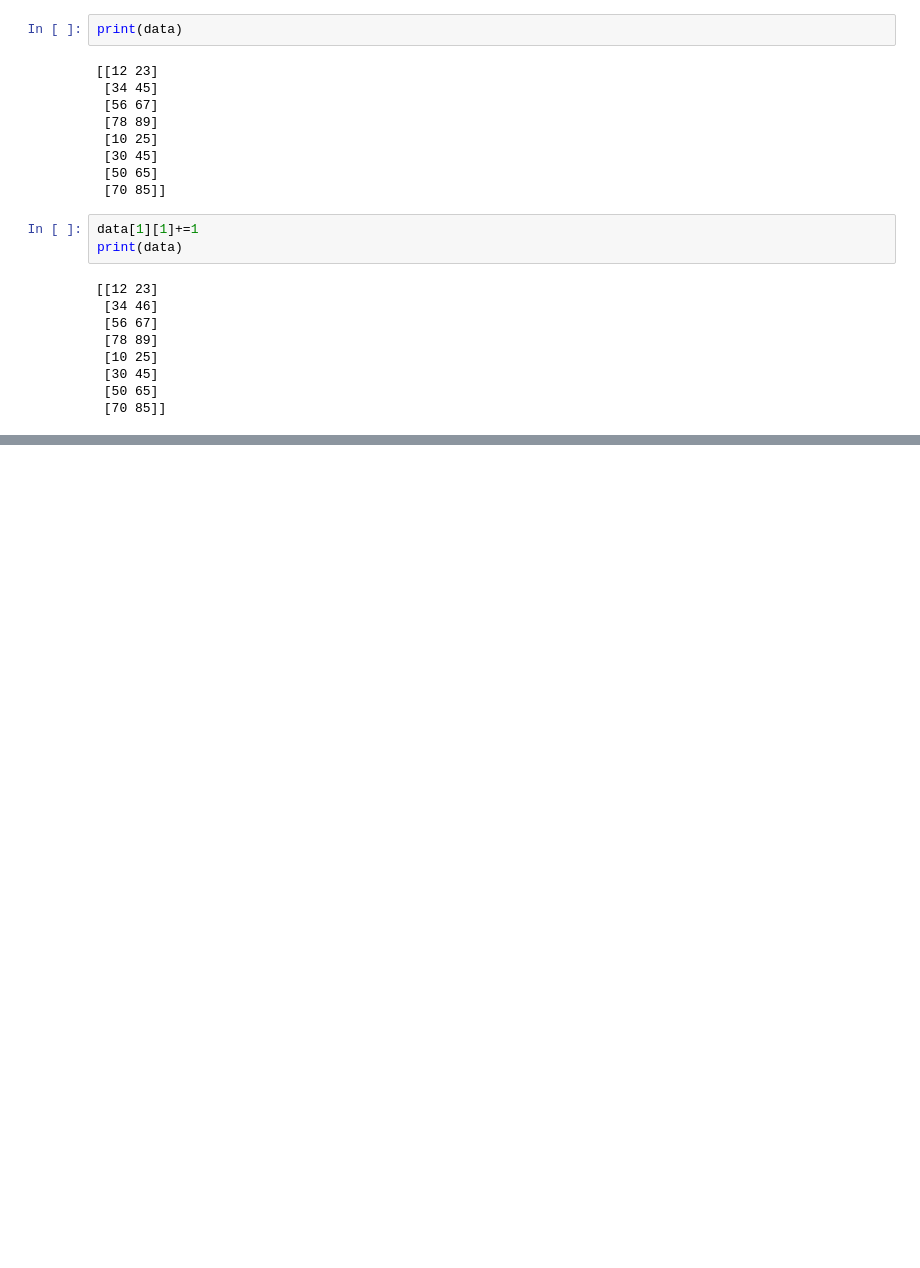
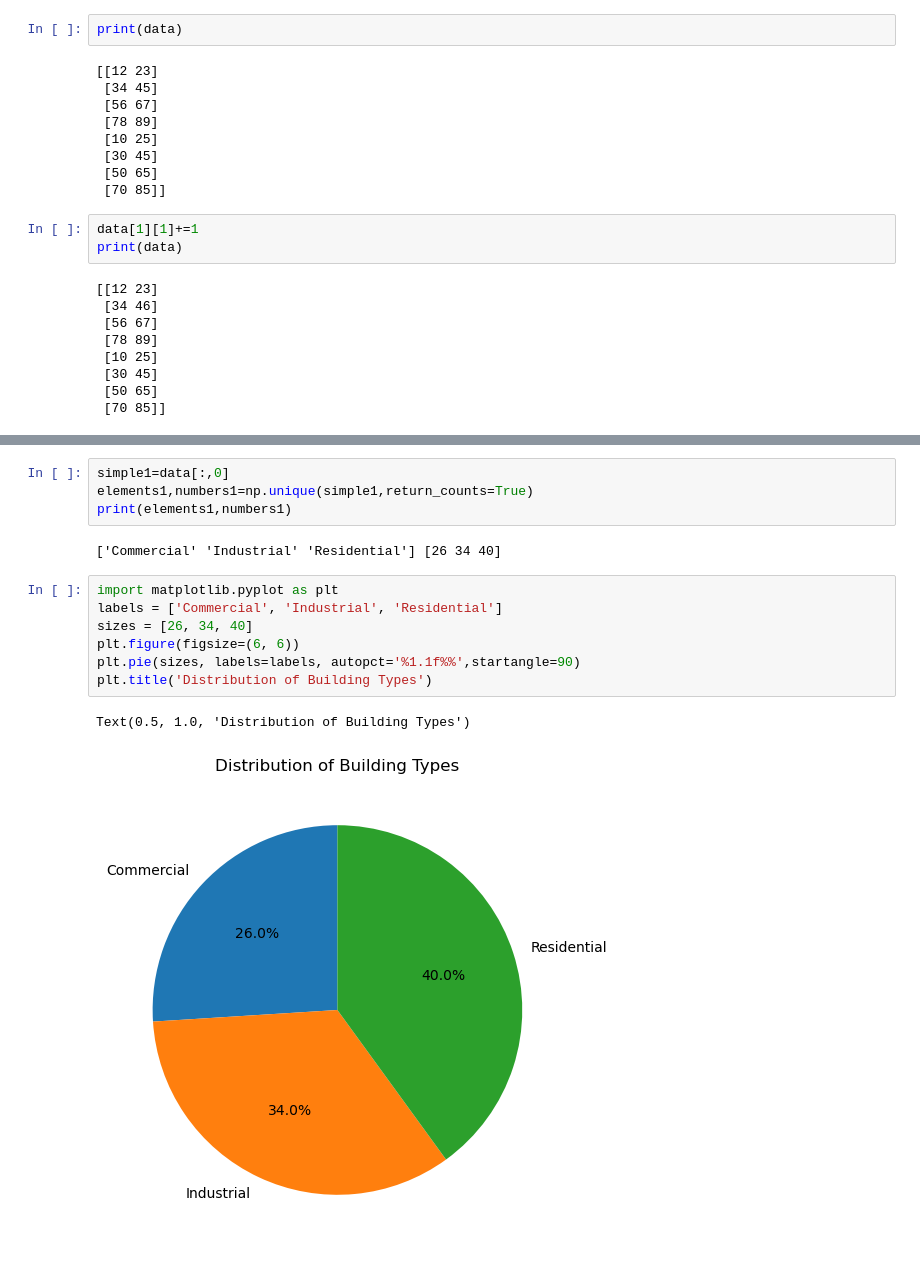
Before and after one commit to fwa-alpha/zero-one1, a Jupyter notebook: test1/book2.ipynb, the cells around one changed output, grey strips where cells are left out. Cells and saved outputs as stored; diff of their text form; blank space fills up the shorter version.

```diff
--- a/test1/book2.ipynb
+++ b/test1/book2.ipynb
@@ -114,0 +143,16 @@ print(data)
+# %%
+simple1=data[:,0]
+elements1,numbers1=np.unique(simple1,return_counts=True)
+print(elements1,numbers1)
+# %% [output]
+['Commercial' 'Industrial' 'Residential'] [26 34 40]
+# %%
+import matplotlib.pyplot as plt
+labels = ['Commercial', 'Industrial', 'Residential']
+sizes = [26, 34, 40]
+plt.figure(figsize=(6, 6))
+plt.pie(sizes, labels=labels, autopct='%1.1f%%',startangle=90)
+plt.title('Distribution of Building Types')
+# %% [output]
+Text(0.5, 1.0, 'Distribution of Building Types')
+[figure, added]
```
Also changed, not shown: parts of 2 cells of this notebook.
